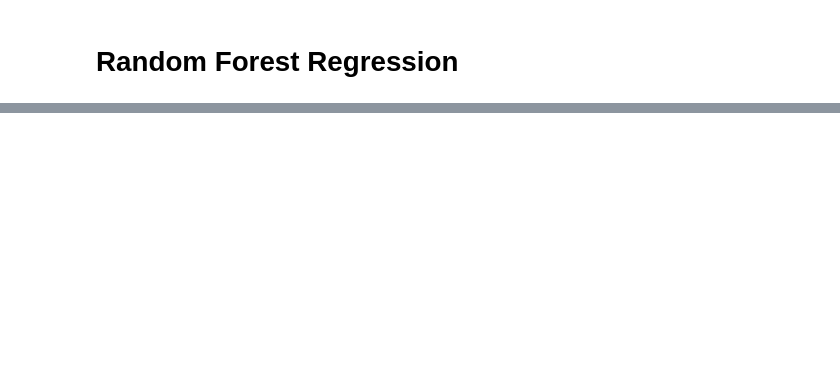
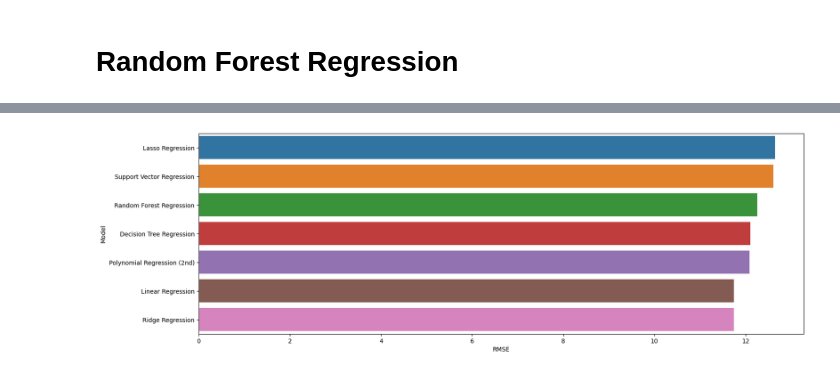
Before and after one commit to Victor-kithinji/Machine-Learning-Projects, a Jupyter notebook: HousingPrices.ipynb, the cells around one changed output, grey strips where cells are left out. Cells and saved outputs as stored; diff of their text form; code cells hidden in the pictures; blank space fills up the shorter version.

```diff
--- a/HousingPrices.ipynb
+++ b/HousingPrices.ipynb
@@ -280,0 +380,8 @@ print('RMSE: ', rmse_ridge)
+# %%
+plt.figure(figsize=(18, 6))
+plt.subplot(111)
+predict.sort_values(['RMSE'], ascending=False, inplace=True)
+sns.barplot(x='RMSE', y='Model', data=predict)
+plt.show()
+# %% [output]
+[figure, added]
```
Also changed, not shown: parts of 19 cells of this notebook.
